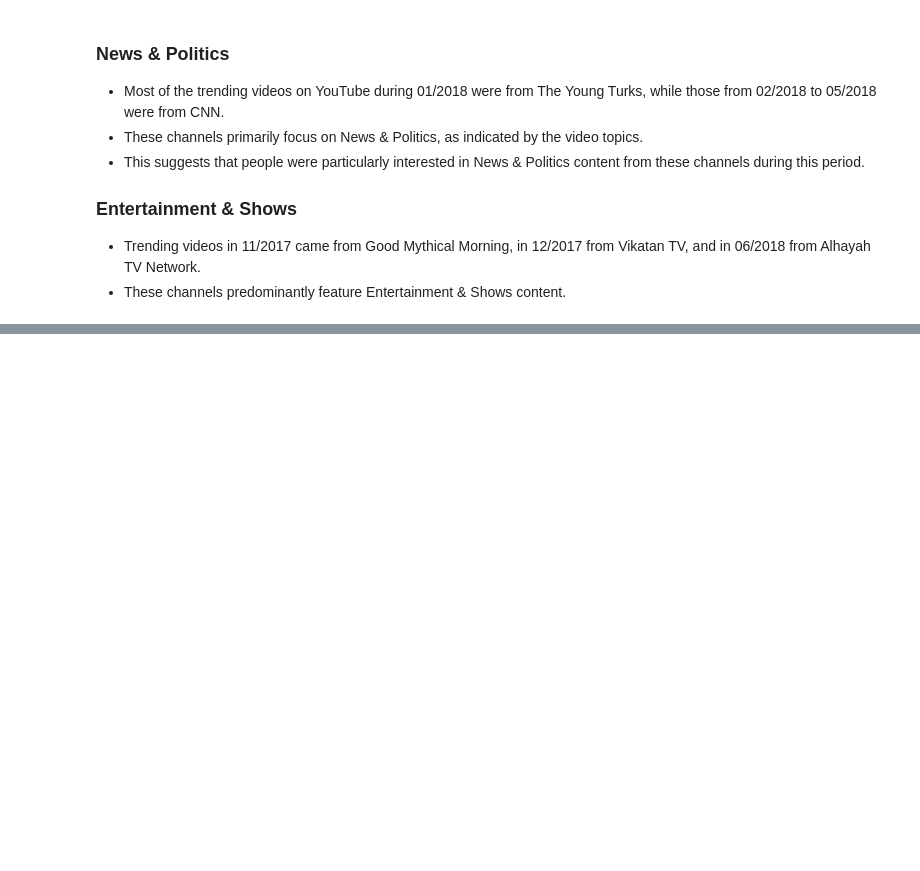
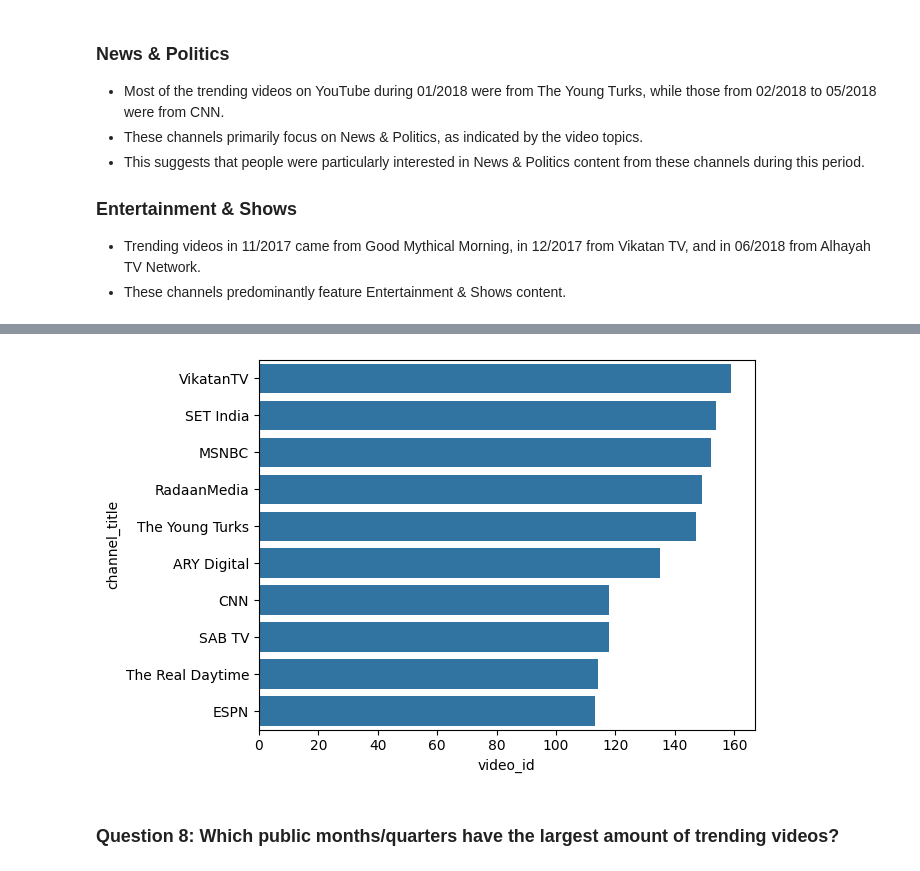
Before and after one commit to 0Nguyen0Cong0Tuan0/DS_Programming, a Jupyter notebook: src.ipynb, the cells around one changed output, grey strips where cells are left out. Cells and saved outputs as stored; diff of their text form; code cells hidden in the pictures; blank space fills up the shorter version.

```diff
--- a/src.ipynb
+++ b/src.ipynb
@@ -726,0 +230,8 @@ plt.show()
+# %%
+sns.barplot(data=ca_videos.groupby(by='channel_title')['video_id'].nunique().sort_values(ascending=False).head(n=10),
+            orient='h')
+plt.show()
+# %% [output]
+[figure, added]
+# %% [markdown]
+### **Question 8: Which public months/quarters have the largest amount of trending videos?**
```
Also changed, not shown: parts of 71 cells of this notebook.
